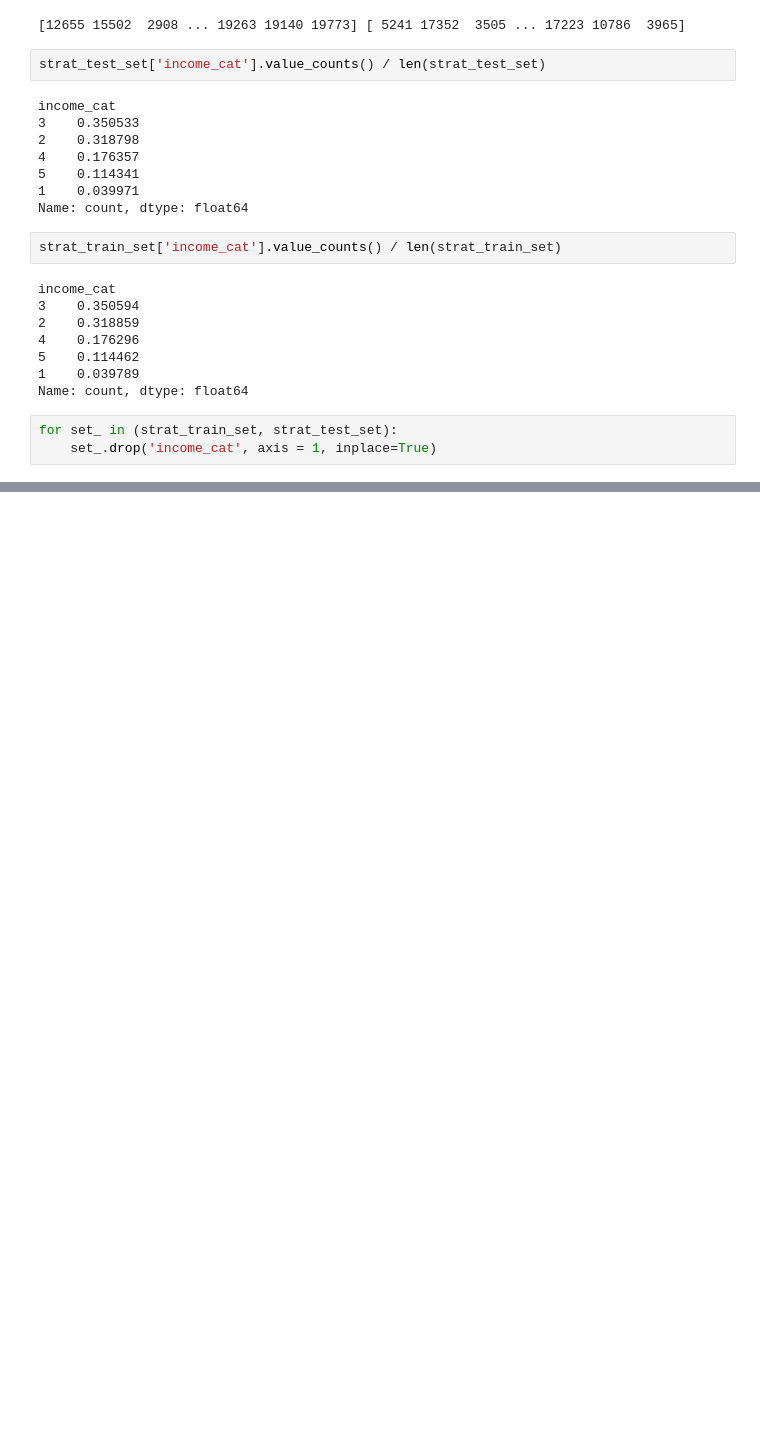
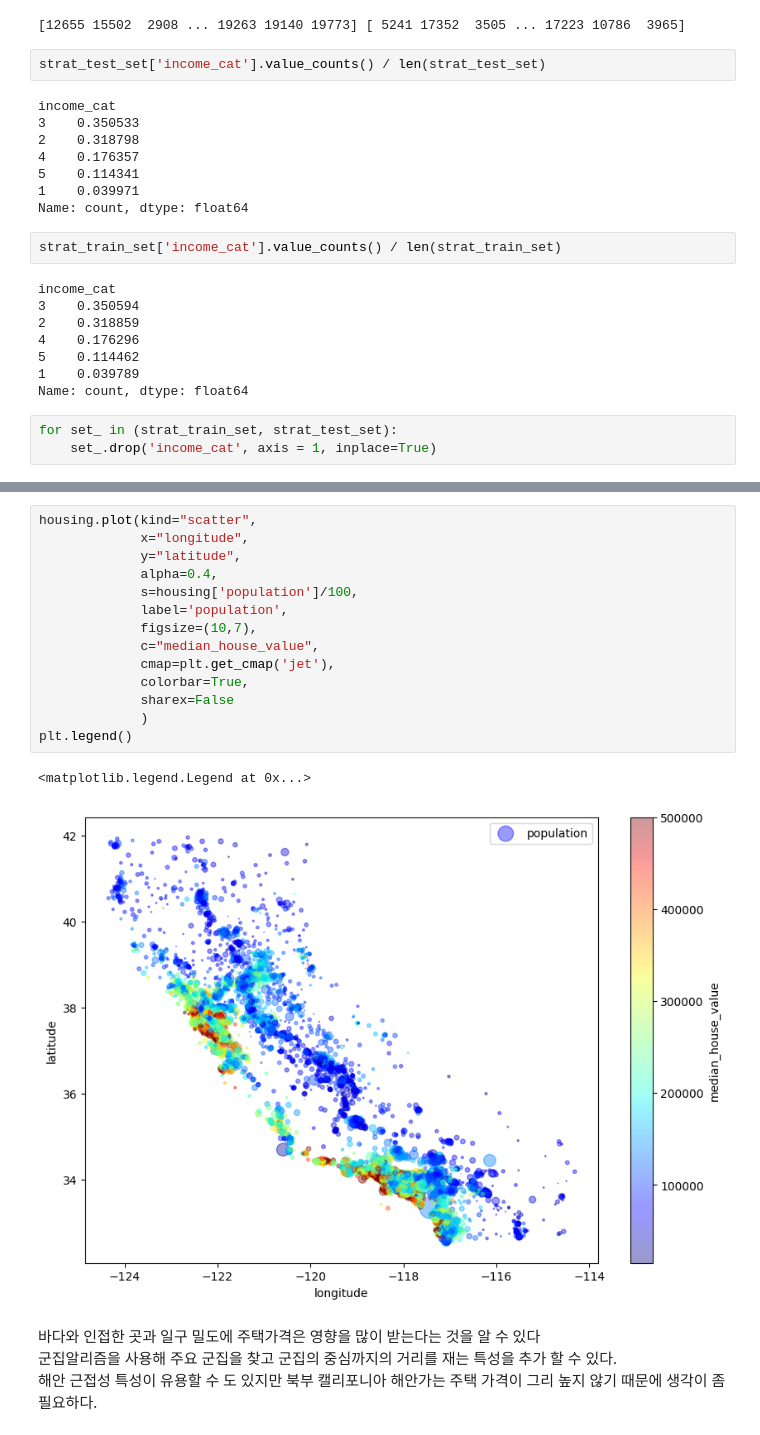
Before and after one commit to geunskoo/hands-on-machine-learning, a Jupyter notebook: a-to-z-machine-learning.ipynb, the cells around one changed output, grey strips where cells are left out. Drawn from its saved outputs; the diff is of its cells as text; blank space fills up the shorter version.

```diff
--- a/a-to-z-machine-learning.ipynb
+++ b/a-to-z-machine-learning.ipynb
@@ -244,0 +265,21 @@ for set_ in (strat_train_set, strat_test_set):
+# %%
+housing.plot(kind="scatter",
+             x="longitude",
+             y="latitude",
+             alpha=0.4,
+             s=housing['population']/100,
+             label='population',
+             figsize=(10,7),
+             c="median_house_value",
+             cmap=plt.get_cmap('jet'),
+             colorbar=True,
+             sharex=False
+             )
+plt.legend()
+# %% [output]
+<matplotlib.legend.Legend at 0x...>
+[figure, added]
+# %% [markdown]
+바다와 인접한 곳과 일구 밀도에 주택가격은 영향을 많이 받는다는 것을 알 수 있다
+군집알리즘을 사용해 주요 군집을 찾고 군집의 중심까지의 거리를 재는 특성을 추가 할 수 있다.
+해안 근접성 특성이 유용할 수 도 있지만 북부 캘리포니아 해안가는 주택 가격이 그리 높지 않기 때문에 생각이 좀 필요하다.
```
Also changed, not shown: parts of 8 cells of this notebook.
